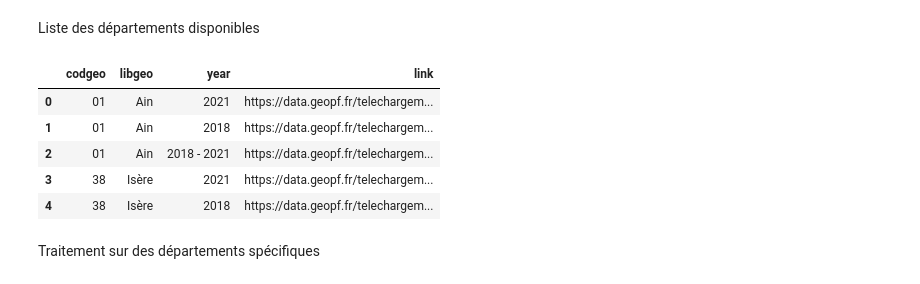
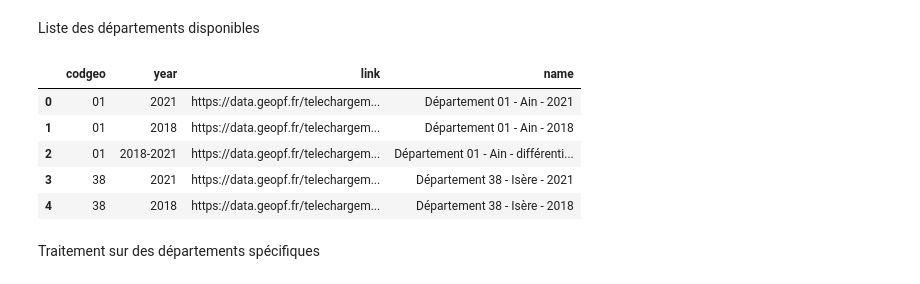
Before and after one commit to fsemecurbe/AOTMS, a Jupyter notebook: Download_OCSGE.ipynb, the cells around one changed output. Saved outputs shown, nothing was run; the diff lists cells and outputs as text; code cells hidden in the pictures.

```diff
--- a/Download_OCSGE.ipynb
+++ b/Download_OCSGE.ipynb
@@ -24,21 +25,21 @@ liste_ocsge = [download for download in downloads if "OCS-GE_2-0" in download['h
 liste_ocsge = pd.DataFrame({ 'name' : [item.find('strong').text if item.find('strong') else None for item in liste_ocsge],
                'link' : [item['href'] for item in liste_ocsge] })
 
-temp = liste_ocsge.name.str.split('-', expand=True)
-liste_ocsge['codgeo'] = temp[0].str.slice(12,).str.strip()
-liste_ocsge['libgeo'] = temp[1].str.strip()
-liste_ocsge['year'] =  temp[2].str.strip()
-liste_ocsge.loc[liste_ocsge.year=="différentiel",'year'] = temp[liste_ocsge.year=="différentiel"][3] + ' - ' + temp[liste_ocsge.year=="différentiel"][4]
-liste_ocsge = liste_ocsge[['codgeo', 'libgeo', 'year', 'link']]
+
+liste_ocsge['codgeo'] = liste_ocsge.name.str.split(" - ",expand=True)[0].str.slice(12,).str.strip()
+liste_ocsge['year'] = liste_ocsge.name.str.extract(r'(\b\d{4}\b)')
+temp = liste_ocsge.name.str.extract(r'(\b\d{4}-\d{4}\b)')
+liste_ocsge.loc[~temp.isna().any(axis=1),'year'] = temp[~temp.isna().any(axis=1)][0]
+liste_ocsge = liste_ocsge[['codgeo', 'year', 'link', 'name']]
 # %%
-liste_ocsge.head(5)
+liste_ocsge.head()
 # %% [output]
-|  | codgeo | libgeo | year | link |
-| 0 | 01 | Ain | 2021 | https://data.geopf.fr/telechargem... |
-| 1 | 01 | Ain | 2018 | https://data.geopf.fr/telechargem... |
-| 2 | 01 | Ain | 2018 - 2021 | https://data.geopf.fr/telechargem... |
-| 3 | 38 | Isère | 2021 | https://data.geopf.fr/telechargem... |
-| 4 | 38 | Isère | 2018 | https://data.geopf.fr/telechargem... |
+|  | codgeo | year | link | name |
+| 0 | 01 | 2021 | https://data.geopf.fr/telechargem... | Département 01 - Ain - 2021 |
+| 1 | 01 | 2018 | https://data.geopf.fr/telechargem... | Département 01 - Ain - 2018 |
+| 2 | 01 | 2018-2021 | https://data.geopf.fr/telechargem... | Département 01 - Ain - différenti... |
+| 3 | 38 | 2021 | https://data.geopf.fr/telechargem... | Département 38 - Isère - 2021 |
+| 4 | 38 | 2018 | https://data.geopf.fr/telechargem... | Département 38 - Isère - 2018 |
 # %% [markdown]
 Traitement sur des départements spécifiques
 # %%
```
Also changed, not shown: parts of 9 cells of this notebook.
